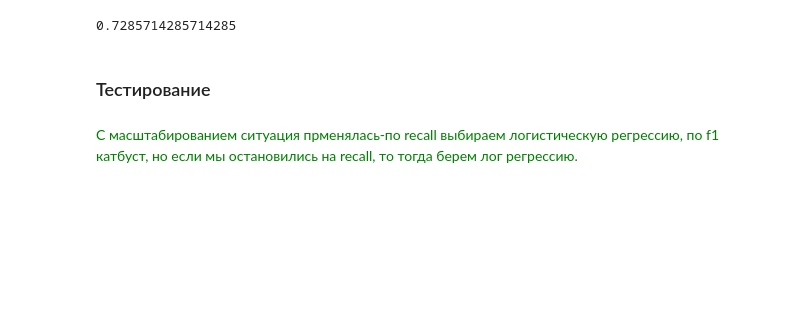
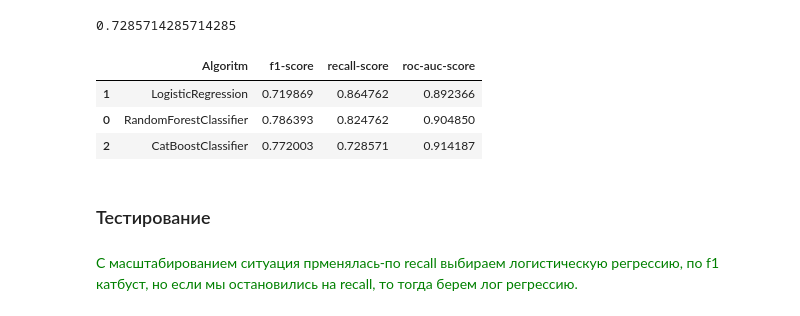
Before and after one commit to stusha-stu/Heart-Failure-Prediction-Project, a Jupyter notebook: heart_failure_clinical_records_predicting_death.ipynb, the cells around one changed output. Cells and saved outputs as stored; diff of their text form; code cells hidden in the pictures; blank space fills up the shorter version.

```diff
--- a/heart_failure_clinical_records_predicting_death.ipynb
+++ b/heart_failure_clinical_records_predicting_death.ipynb
@@ -611,6 +608,12 @@ scaler.fit(features_train)
 features_train_scaled = scaler.transform(features_train)
 # %% [markdown]
 <font color='green'> Так же если мы делаем гридсерч, то вызывать снова функцию print_scores не нужно, потому что в гридсерче уже есть оценка ее нужно просто вывести.</font>
+# %%
+rating_list = {
+    'f1-score': [],
+    'recall-score': [],
+    'roc-auc-score': []
+}
 # %% [markdown]
 #### случайный лес
 # %% [markdown]
@@ -725,6 +731,20 @@ roc-auc-score: 0.9141872506578389
 print(grid_cat.best_score_)
 # %% [output]
 0.7285714285714285
+# %%
+rating_table = {
+    'Algoritm': ['RandomForestClassifier', 'LogisticRegression', 'CatBoostClassifier'],
+    'f1-score': rating_list['f1-score'],
+    'recall-score': rating_list['recall-score'],
+    'roc-auc-score': rating_list['roc-auc-score']
+}
+rating_table = pd.DataFrame(rating_table)
+rating_table.sort_values('recall-score', ascending=False).style.highlight_max(subset=['f1-score', 'recall-score', 'roc-auc-score'])
+# %% [output]
+|  | Algoritm | f1-score | recall-score | roc-auc-score |
+| 1 | LogisticRegression | 0.719869 | 0.864762 | 0.892366 |
+| 0 | RandomForestClassifier | 0.786393 | 0.824762 | 0.904850 |
+| 2 | CatBoostClassifier | 0.772003 | 0.728571 | 0.914187 |
 # %% [markdown]
 ### Тестирование
 # %% [markdown]
```
Also changed, not shown: parts of 16 cells of this notebook, 3 other files.
